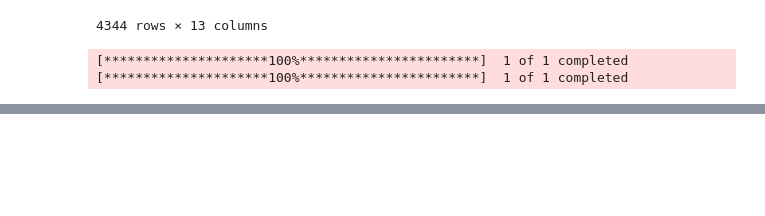
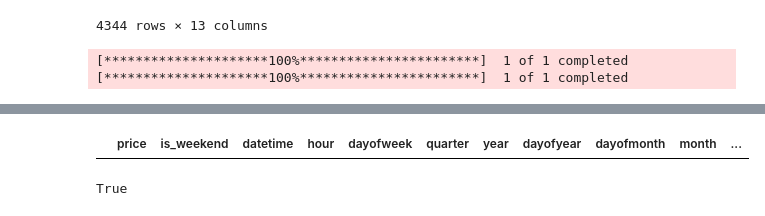
Before and after one commit to matt-lvk/energy_market_toymodel, a Jupyter notebook: forecasting.ipynb, the cells around one changed output, grey strips where cells are left out. Cells and saved outputs as stored; diff of their text form; code cells hidden in the pictures; blank space fills up the shorter version.

```diff
--- a/forecasting.ipynb
+++ b/forecasting.ipynb
@@ -160,0 +165,11 @@ dax_close = yf.download('^GDAXI', start=merged_data.index.min(), end=merged_data
+# %%
+merged_data['date'] = merged_data.index.date
+merged_data_new = pd.concat([merged_data, vix_close], axis=0)
+# %%
+merged_data.loc[merged_data['date'] == '2022-01-01']
+# %% [output]
+|  | price | is_weekend | datetime | hour | dayofweek | quarter | year | dayofyear | dayofmonth | month | ... |
+# %%
+len(merged_data_new) == len(merged_data)
+# %% [output]
+True
```
Also changed, not shown: parts of 3 cells of this notebook.
